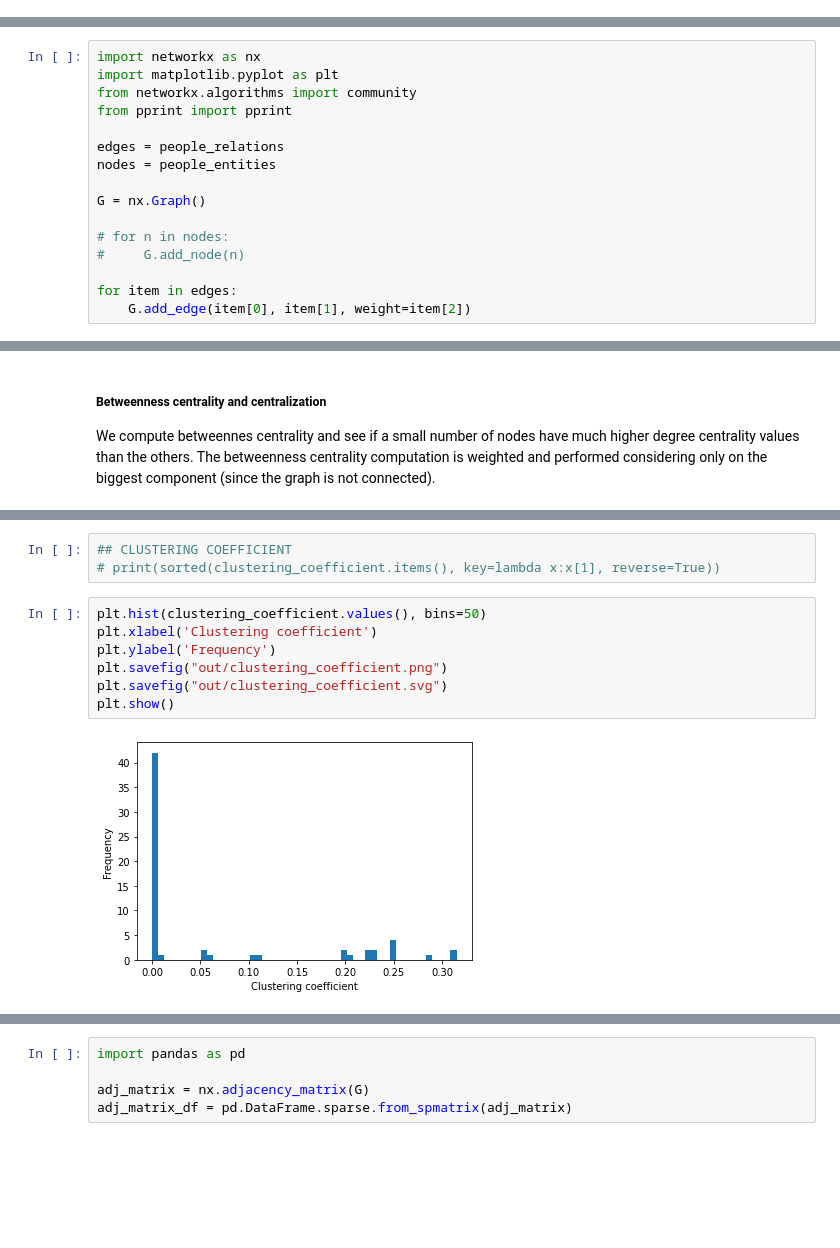
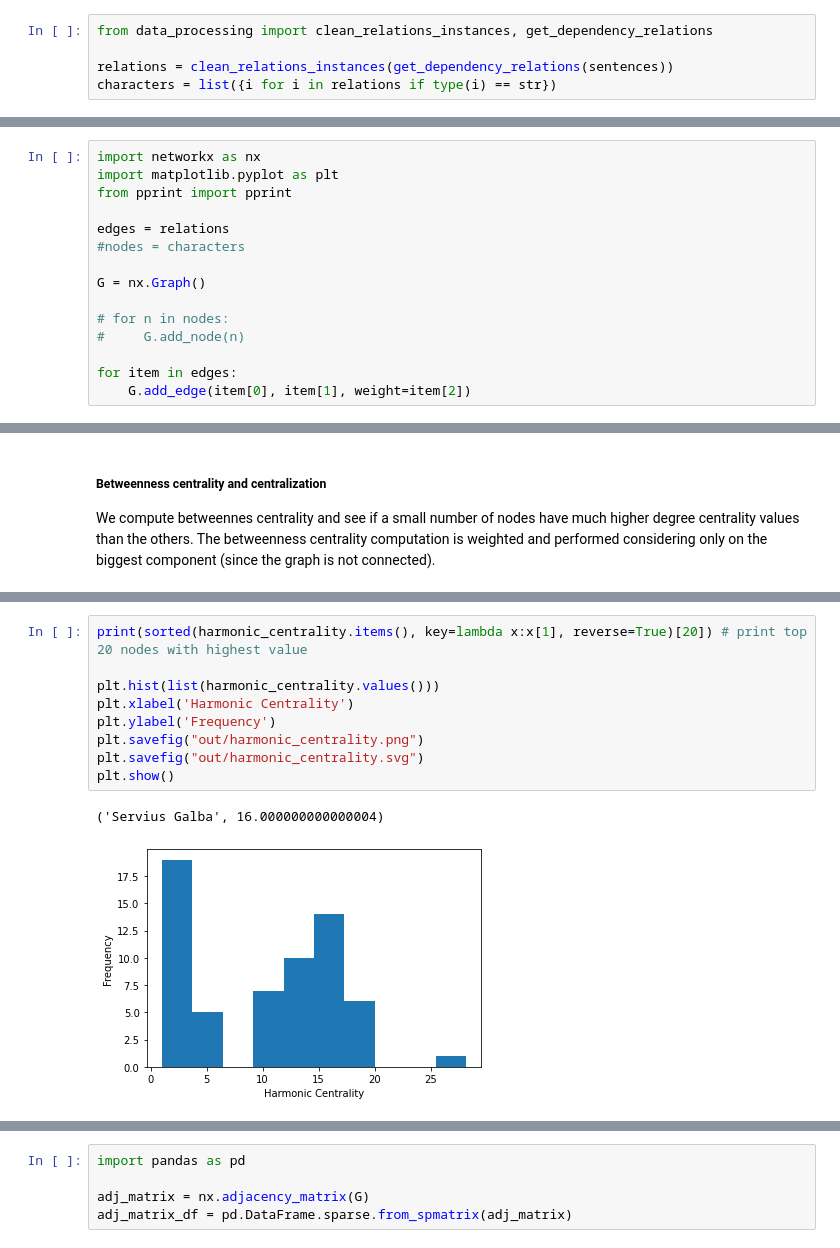
Before and after one commit to eliarizzetto/bg_net, a Jupyter notebook: caesar_net/BG_net.ipynb, the cells around one changed output, grey strips where cells are left out. Saved outputs shown, nothing was run; the diff lists cells and outputs as text; blank space fills up the shorter version.

```diff
--- a/caesar_net/BG_net.ipynb
+++ b/caesar_net/BG_net.ipynb
@@ -282,13 +67,17 @@ for ind, el in enumerate(people_entities):
+# %%
+from data_processing import clean_relations_instances, get_dependency_relations
+
+relations = clean_relations_instances(get_dependency_relations(sentences))
+characters = list({i for i in relations if type(i) == str})
 # %% [markdown]
 # Let's build the graph!
 # %%
 import networkx as nx
 import matplotlib.pyplot as plt
-from networkx.algorithms import community
 from pprint import pprint
 
-edges = people_relations
-nodes = people_entities
+edges = relations
+#nodes = characters
 
 G = nx.Graph()
 
@@ -421,12 +184,12 @@ plt.show()
-# %%
-## CLUSTERING COEFFICIENT
-# print(sorted(clustering_coefficient.items(), key=lambda x:x[1], reverse=True))
 # %%
-plt.hist(clustering_coefficient.values(), bins=50)
-plt.xlabel('Clustering coefficient')
+print(sorted(harmonic_centrality.items(), key=lambda x:x[1], reverse=True)[20]) # print top 20 nodes with highest value
+
+plt.hist(list(harmonic_centrality.values()))
+plt.xlabel('Harmonic Centrality')
 plt.ylabel('Frequency')
-plt.savefig("out/clustering_coefficient.png")
-plt.savefig("out/clustering_coefficient.svg")
+plt.savefig("out/harmonic_centrality.png")
+plt.savefig("out/harmonic_centrality.svg")
 plt.show()
 # %% [output]
+('Servius Galba', 16.000000000000004)
-[figure, old version]
+[figure, new version]
```
Also changed, not shown: parts of 50 cells of this notebook, 43 other files.
